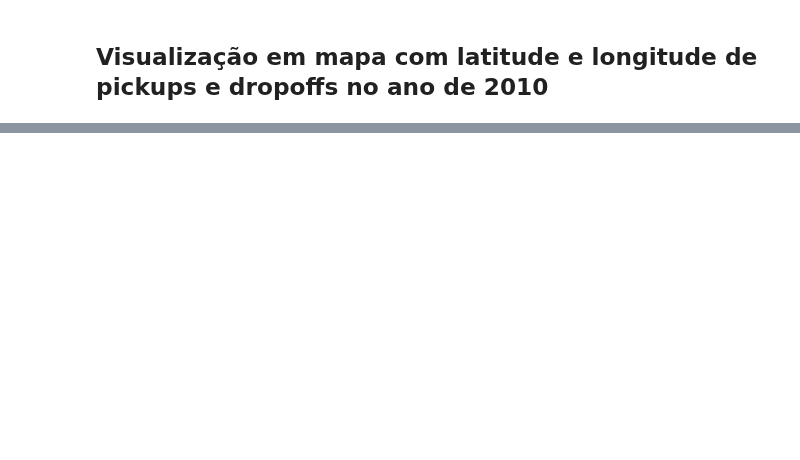
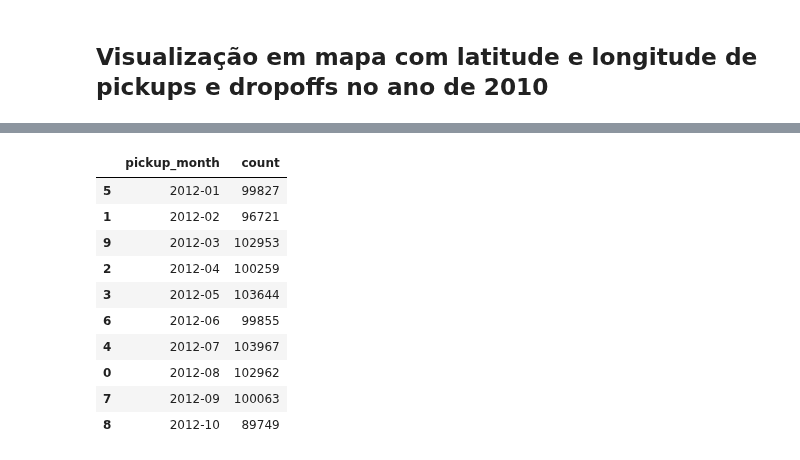
Before and after one commit to gabfr/data-engineering-nanodegree, a Jupyter notebook: explorations/nyc-taxi-challenge.ipynb, the cells around one changed output, grey strips where cells are left out. Drawn from its saved outputs; the diff is of its cells as text; code cells hidden in the pictures; blank space fills up the shorter version.

```diff
--- a/explorations/nyc-taxi-challenge.ipynb
+++ b/explorations/nyc-taxi-challenge.ipynb
@@ -352,0 +373,34 @@ trips_on_weekend.limit(10).toPandas()
+# %%
+from pyspark.sql.functions import (col, lower, to_timestamp, date_format, to_date, unix_timestamp)
+
+trips_per_month = (
+    trips_df
+            .withColumn('pickup_datetime_ts', to_timestamp(col('pickup_datetime'), "yyyy-MM-dd'T'HH:mm:ss"))
+            .withColumn('dropoff_datetime_ts', to_timestamp(col('dropoff_datetime'), "yyyy-MM-dd'T'HH:mm:ss"))
+#             .withColumn('pickup_year', date_format(to_date(col('pickup_datetime_ts'), 'yyyy-MM-dd'), 'yyyy'))
+            .withColumn('pickup_month', date_format(to_date(col('pickup_datetime_ts'), 'yyyy-MM'), 'yyyy-MM'))
+#             .withColumn('pickup_date', to_date(col('pickup_datetime_ts'), 'yyyy-MM-dd'))
+            .withColumn('pickup_dayofweek', lower(date_format(col('pickup_datetime_ts'), 'EEEE')))
+#             .where(col('pickup_month').isin(['2012-01']))
+            .select(
+                col('pickup_month'),
+                col('pickup_datetime')
+            )
+            .groupBy('pickup_month')
+            .count()
+
+)
+
+trips_per_month.limit(10).toPandas().sort_values(by=['pickup_month'])
+# %% [output]
+|  | pickup_month | count |
+| 5 | 2012-01 | 99827 |
+| 1 | 2012-02 | 96721 |
+| 9 | 2012-03 | 102953 |
+| 2 | 2012-04 | 100259 |
+| 3 | 2012-05 | 103644 |
+| 6 | 2012-06 | 99855 |
+| 4 | 2012-07 | 103967 |
+| 0 | 2012-08 | 102962 |
+| 7 | 2012-09 | 100063 |
+| 8 | 2012-10 | 89749 |
```
Also changed, not shown: parts of 6 cells of this notebook.
